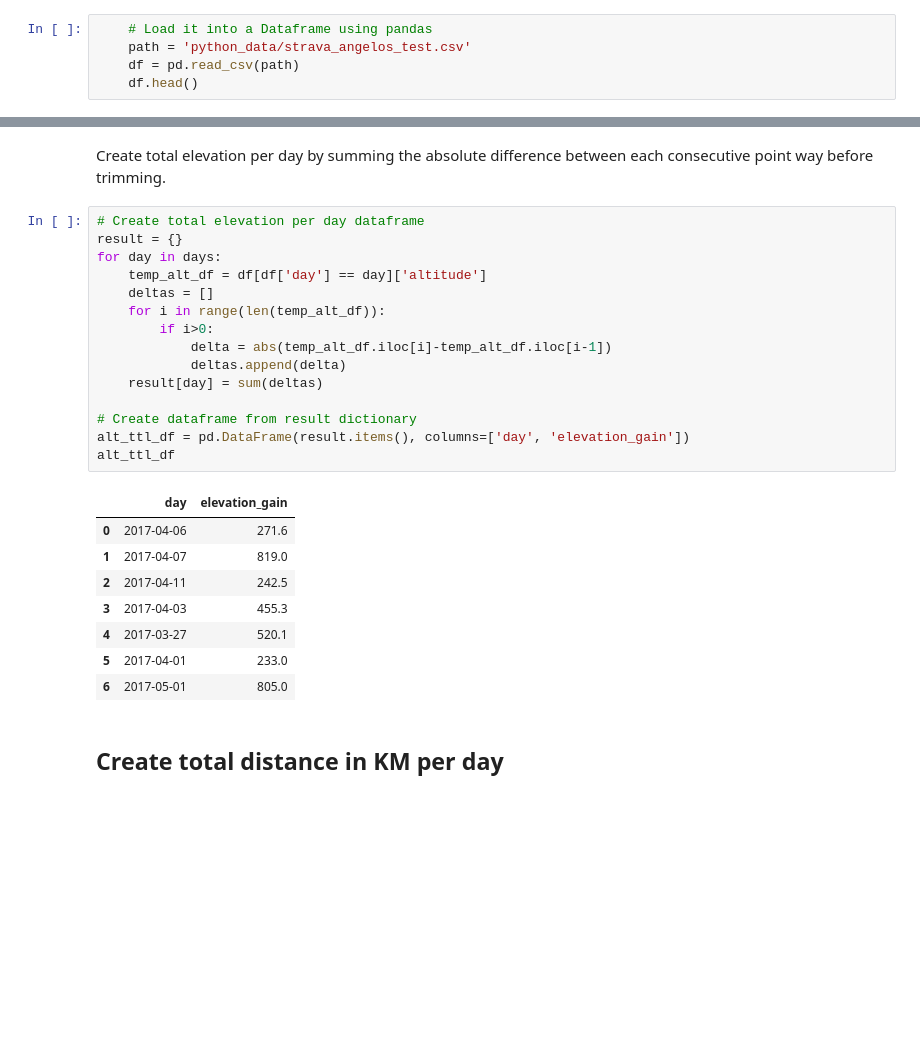
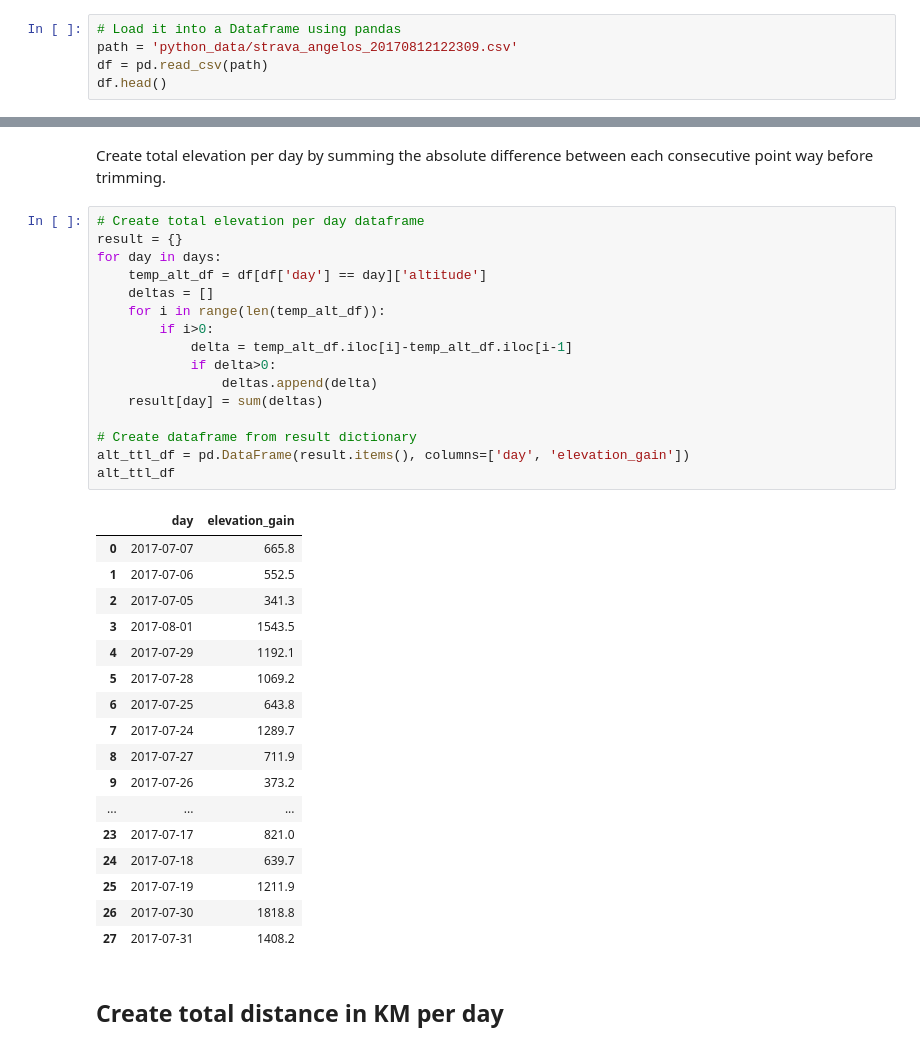
Before and after one commit to oikonang/bike_trip_project, a Jupyter notebook: python/Parsing STRAVA csv - ANGELOS.ipynb, the cells around one changed output, grey strips where cells are left out. Saved outputs shown, nothing was run; the diff lists cells and outputs as text; blank space fills up the shorter version.

```diff
--- a/python/Parsing STRAVA csv - ANGELOS.ipynb
+++ b/python/Parsing STRAVA csv - ANGELOS.ipynb
@@ -6,8 +6,8 @@ import numpy as np
 # %% [markdown]
 ## Load total CSV after downloading from STRAVA API
 # %%
-    # Load it into a Dataframe using pandas
-    path = 'python_data/strava_angelos_test.csv'
-    df = pd.read_csv(path)
-    df.head()
+# Load it into a Dataframe using pandas
+path = 'python_data/strava_angelos_20170812122309.csv'
+df = pd.read_csv(path)
+df.head()
 # %% [output]
@@ -170,27 +190,37 @@ Create total elevation per day by summing the absolute difference between each c
 # %%
 # Create total elevation per day dataframe
 result = {}
 for day in days:
     temp_alt_df = df[df['day'] == day]['altitude']
     deltas = []
     for i in range(len(temp_alt_df)):
         if i>0:
-            delta = abs(temp_alt_df.iloc[i]-temp_alt_df.iloc[i-1])
-            deltas.append(delta)
+            delta = temp_alt_df.iloc[i]-temp_alt_df.iloc[i-1]
+            if delta>0:
+                deltas.append(delta)
     result[day] = sum(deltas)
 
 # Create dataframe from result dictionary
 alt_ttl_df = pd.DataFrame(result.items(), columns=['day', 'elevation_gain'])
 alt_ttl_df
 # %% [output]
 |  | day | elevation_gain |
-| 0 | 2017-04-06 | 271.6 |
-| 1 | 2017-04-07 | 819.0 |
-| 2 | 2017-04-11 | 242.5 |
-| 3 | 2017-04-03 | 455.3 |
-| 4 | 2017-03-27 | 520.1 |
-| 5 | 2017-04-01 | 233.0 |
-| 6 | 2017-05-01 | 805.0 |
+| 0 | 2017-07-07 | 665.8 |
+| 1 | 2017-07-06 | 552.5 |
+| 2 | 2017-07-05 | 341.3 |
+| 3 | 2017-08-01 | 1543.5 |
+| 4 | 2017-07-29 | 1192.1 |
+| 5 | 2017-07-28 | 1069.2 |
+| 6 | 2017-07-25 | 643.8 |
+| 7 | 2017-07-24 | 1289.7 |
+| 8 | 2017-07-27 | 711.9 |
+| 9 | 2017-07-26 | 373.2 |
+| ... | ... | ... |
+| 23 | 2017-07-17 | 821.0 |
+| 24 | 2017-07-18 | 639.7 |
+| 25 | 2017-07-19 | 1211.9 |
+| 26 | 2017-07-30 | 1818.8 |
+| 27 | 2017-07-31 | 1408.2 |
 # %% [markdown]
 ## Create total distance in KM per day
 # %% [markdown]
```
Also changed, not shown: parts of 19 cells of this notebook, 11 other files.
